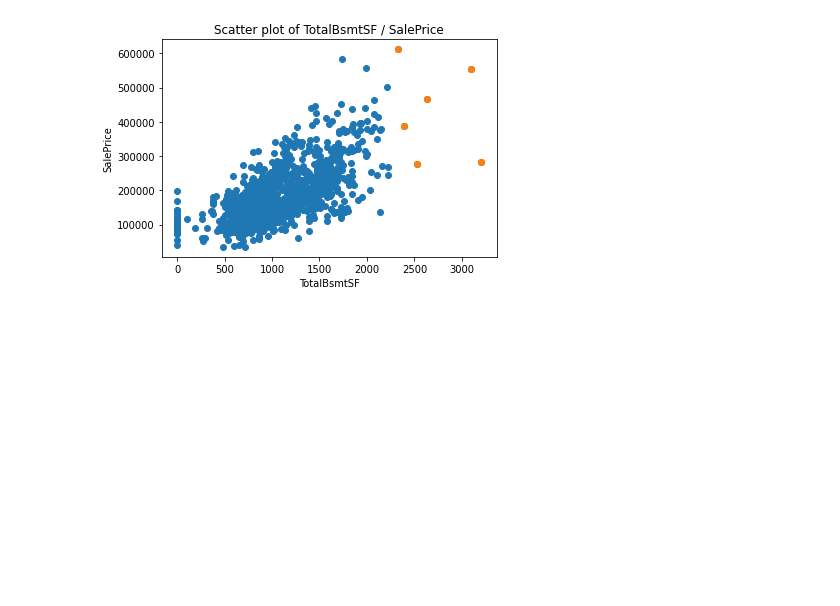
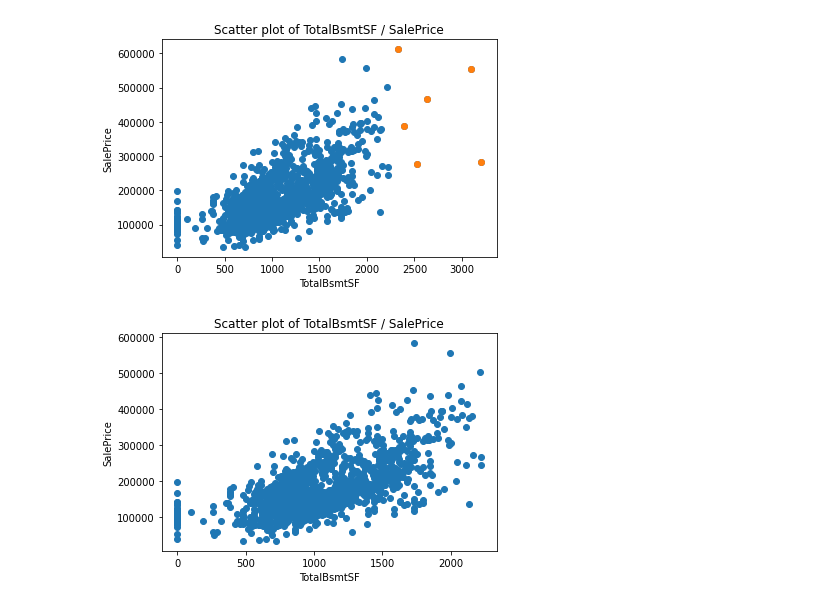
Before and after one commit to artemedius/repo, a Jupyter notebook: houseprice forecast/proj2.ipynb, the cells around one changed output. Saved outputs shown, nothing was run; the diff lists cells and outputs as text; code cells hidden in the pictures; blank space fills up the shorter version.

```diff
--- a/houseprice forecast/proj2.ipynb
+++ b/houseprice forecast/proj2.ipynb
@@ -90,16 +91,26 @@ hist_and_stats('TotalBsmtSF')
 Skewness: 0.413333
 Kurtosis: 1.464020
 # %%
-area_outliers = detect_outlier(train['TotalBsmtSF'])
-outlier_df = pd.DataFrame(train[train['TotalBsmtSF'].isin(area_outliers)])
+outliers = detect_outlier(train['TotalBsmtSF'])
+outlier_df = pd.DataFrame(train[train['TotalBsmtSF'].isin(outliers)])
 fig, ax = plt.subplots()
 ax.scatter(x=train['TotalBsmtSF'], y=train['SalePrice'])
 ax.scatter(x=outlier_df['TotalBsmtSF'], y=outlier_df['SalePrice'])
 plt.ylabel('SalePrice')
 plt.xlabel('TotalBsmtSF')
 plt.title('Scatter plot of TotalBsmtSF / SalePrice')
-print(f'Outliers highlighted in orange: {area_outliers}')
+print(f'Outliers highlighted in orange: {outliers}')
 plt.show()
 # %% [output]
 Outliers highlighted in orange: [2392, 3206, 3094, 2330, 2524, 2633]
 [figure]
+# %%
+train = train[~train['TotalBsmtSF'].isin(outliers)] # Eliminating outliers from dataset
+fig, ax = plt.subplots()
+ax.scatter(x=train['TotalBsmtSF'], y=train['SalePrice'])
+plt.ylabel('SalePrice')
+plt.xlabel('TotalBsmtSF')
+plt.title('Scatter plot of TotalBsmtSF / SalePrice')
+plt.show()
+# %% [output]
+[figure, added]
```
Also changed, not shown: parts of 5 cells of this notebook.
